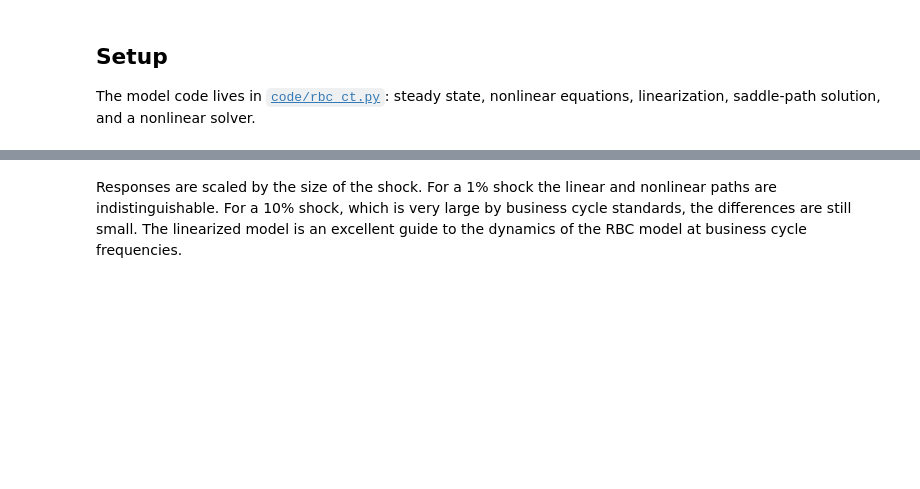
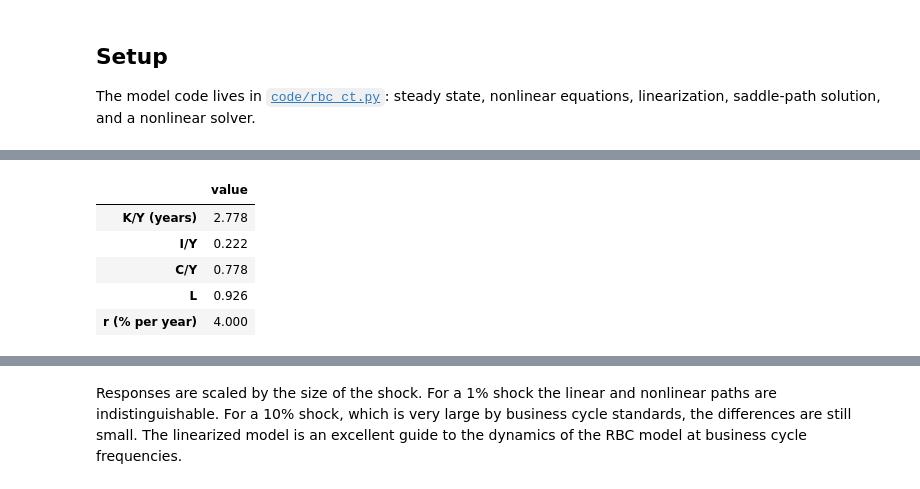
Before and after one commit to johanneswieland/RBC, a Jupyter notebook: lectures/02_rbc_continuous_time.ipynb, the cells around one changed output, grey strips where cells are left out. Saved outputs shown, nothing was run; the diff lists cells and outputs as text; code cells hidden in the pictures; blank space fills up the shorter version.

```diff
--- a/lectures/02_rbc_continuous_time.ipynb
+++ b/lectures/02_rbc_continuous_time.ipynb
@@ -424,0 +401,14 @@ plt.tight_layout()
+# %%
+p = rbc.Params()
+theta = -4 * np.log(0.95)      # annual rate; TFP persistence 0.95 per quarter
+ss = rbc.steady_state(p)
+pd.DataFrame({
+    "value": [ss["K"] / ss["Y"], ss["I"] / ss["Y"], ss["C"] / ss["Y"], ss["L"], 100 * ss["r"]],
+}, index=["K/Y (years)", "I/Y", "C/Y", "L", "r (% per year)"])
+# %% [output]
+|  | value |
+| K/Y (years) | 2.778 |
+| I/Y | 0.222 |
+| C/Y | 0.778 |
+| L | 0.926 |
+| r (% per year) | 4.000 |
```
Also changed, not shown: parts of 48 cells of this notebook, 2 other files.
